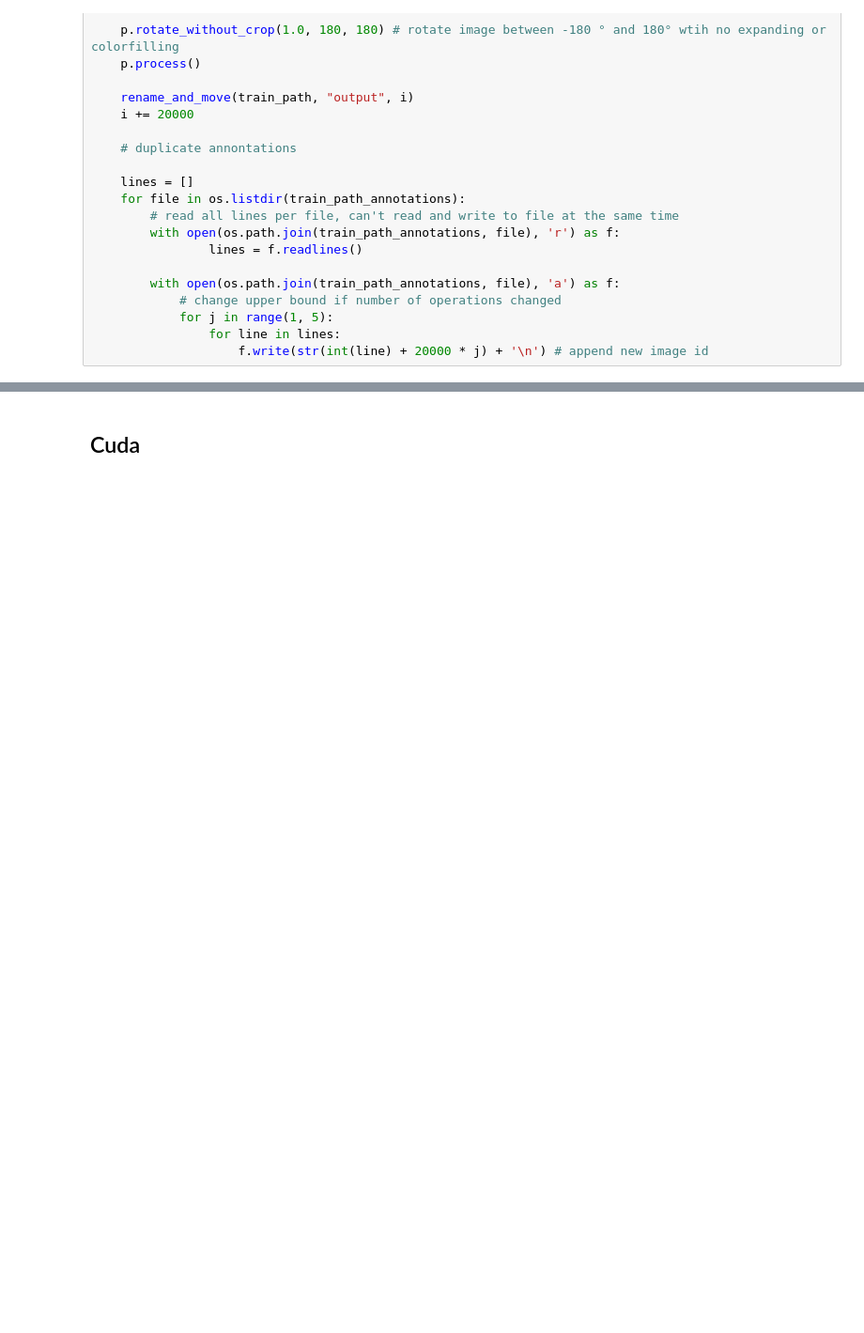
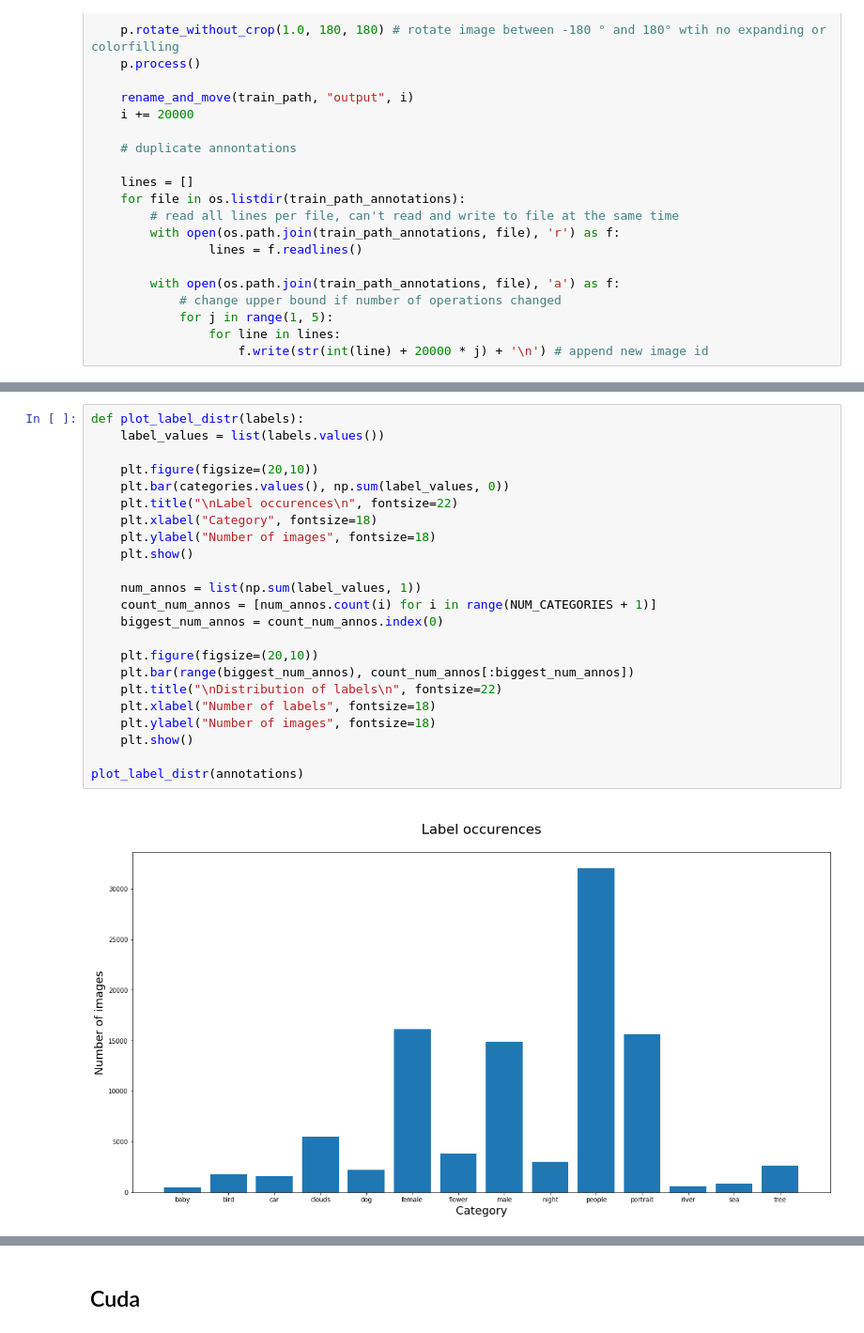
Before and after one commit to Maiykol/helsinki_dl_project, a Jupyter notebook: image_project.ipynb, the cells around one changed output, grey strips where cells are left out. Shown at 94% size. Cells and saved outputs as stored; diff of their text form; blank space fills up the shorter version.

```diff
--- a/image_project.ipynb
+++ b/image_project.ipynb
@@ -131,0 +167,25 @@ if len(os.listdir(train_path_images)) < 100000:
+# %%
+def plot_label_distr(labels):
+    label_values = list(labels.values())
+
+    plt.figure(figsize=(20,10))
+    plt.bar(categories.values(), np.sum(label_values, 0))
+    plt.title("\nLabel occurences\n", fontsize=22)
+    plt.xlabel("Category", fontsize=18)
+    plt.ylabel("Number of images", fontsize=18)
+    plt.show()
+
+    num_annos = list(np.sum(label_values, 1))
+    count_num_annos = [num_annos.count(i) for i in range(NUM_CATEGORIES + 1)]
+    biggest_num_annos = count_num_annos.index(0)
+
+    plt.figure(figsize=(20,10))
+    plt.bar(range(biggest_num_annos), count_num_annos[:biggest_num_annos])
+    plt.title("\nDistribution of labels\n", fontsize=22)
+    plt.xlabel("Number of labels", fontsize=18)
+    plt.ylabel("Number of images", fontsize=18)
+    plt.show()
+
+plot_label_distr(annotations)
+# %% [output]
+[figure, added]
```
Also changed, not shown: parts of 29 cells of this notebook.
